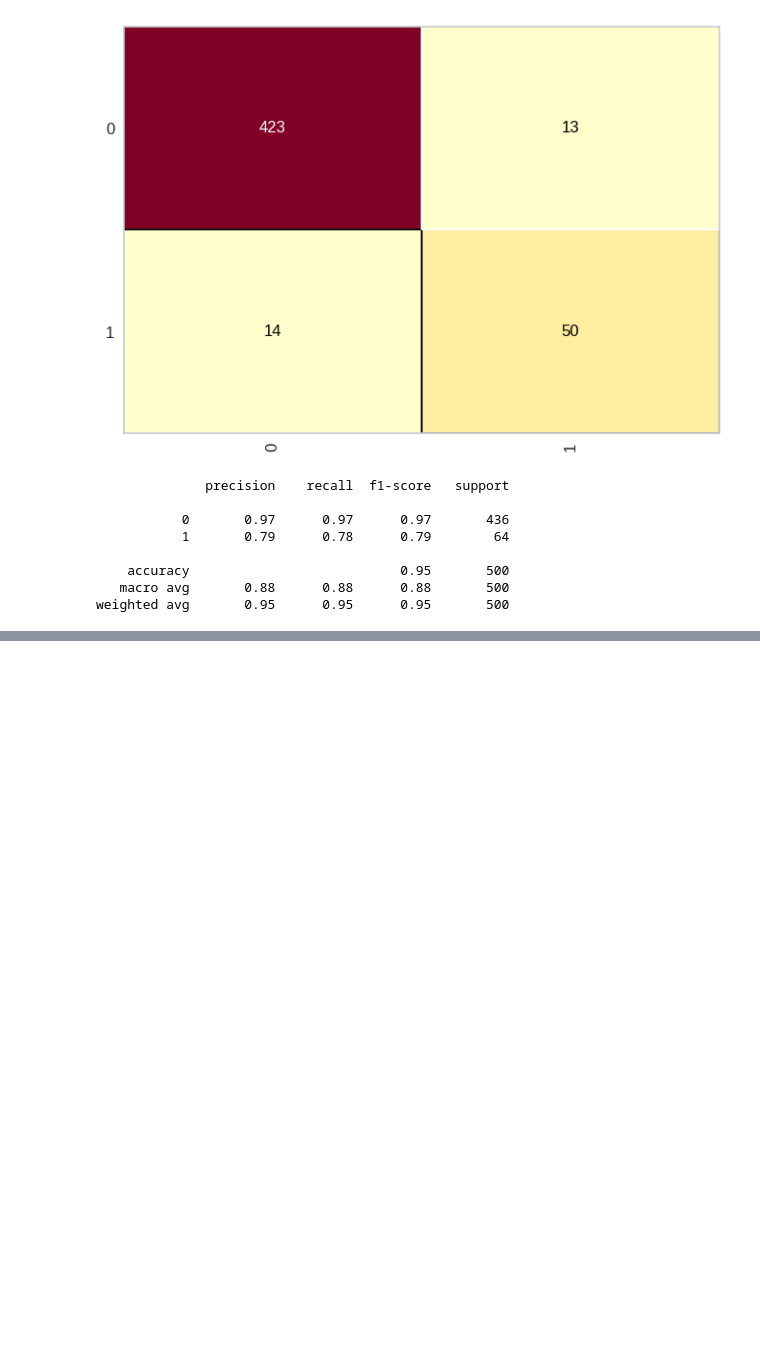
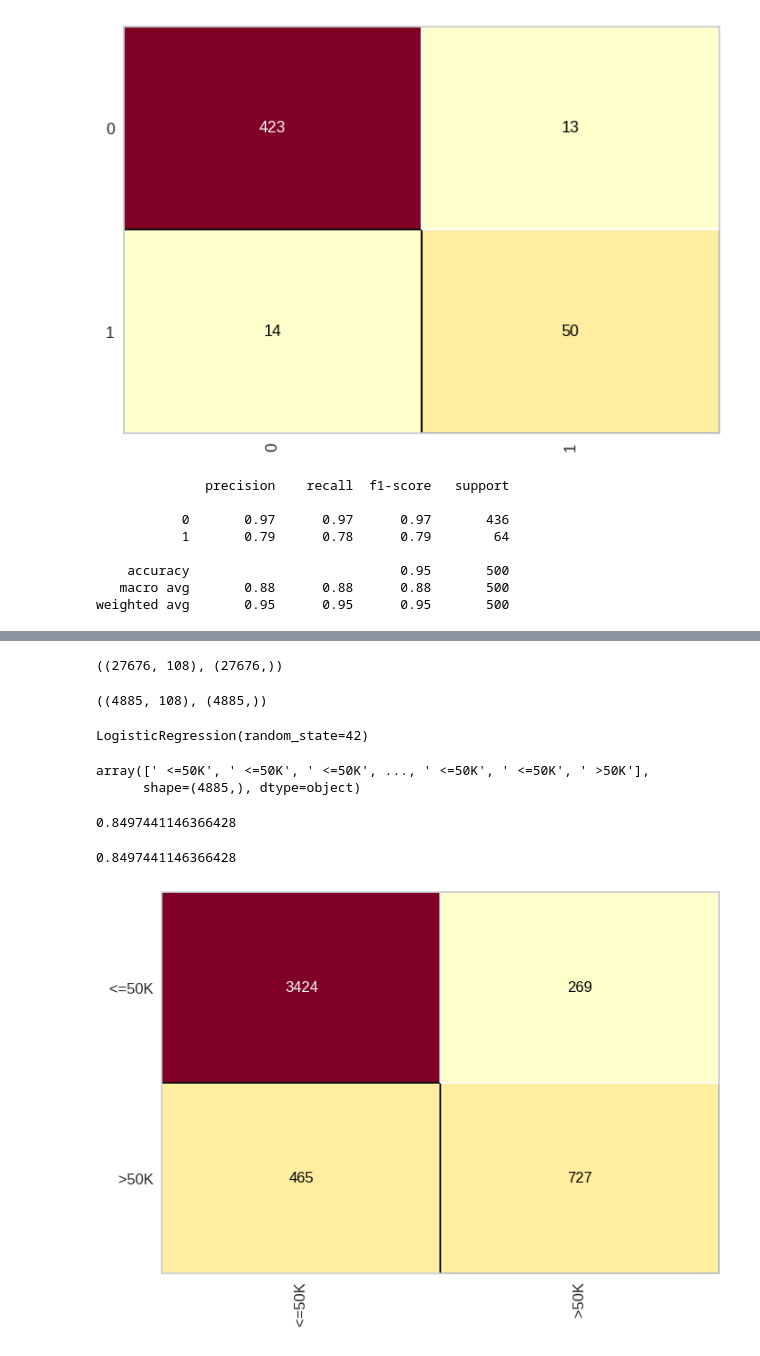
Before and after one commit to Joao-Inacio/Machine-Learning-e-Data-Science-com-Python, a Jupyter notebook: 0.6-regressao-logistica/regressao_logistica.ipynb, the cells around one changed output, grey strips where cells are left out. Cells and saved outputs as stored; diff of their text form; code cells hidden in the pictures; blank space fills up the shorter version.

Commit message:
Implementando a regressão logistica na base do census

```diff
--- a/0.6-regressao-logistica/regressao_logistica.ipynb
+++ b/0.6-regressao-logistica/regressao_logistica.ipynb
@@ -122,0 +125,33 @@ weighted avg       0.95      0.95      0.95       500
+# %%
+with open(os.path.join(DRIVE_DIRECTORY, 'census.pkl'), 'rb') as f:
+    X_census_treinamento, y_census_treinamento, X_census_teste, y_census_teste = pickle.load(f)
+# %%
+X_census_treinamento.shape, y_census_treinamento.shape
+# %% [output]
+((27676, 108), (27676,))
+# %%
+X_census_teste.shape, y_census_teste.shape
+# %% [output]
+((4885, 108), (4885,))
+# %%
+logistic_census = LogisticRegression(random_state=42)
+logistic_census.fit(X_census_treinamento, y_census_treinamento)
+# %% [output]
+LogisticRegression(random_state=42)
+# %%
+previsoes = logistic_census.predict(X_census_teste)
+previsoes
+# %% [output]
+array([' <=50K', ' <=50K', ' <=50K', ..., ' <=50K', ' <=50K', ' >50K'],
+      shape=(4885,), dtype=object)
+# %%
+accuracy_score(y_census_teste, previsoes)
+# %% [output]
+0.8497441146366428
+# %%
+cm = ConfusionMatrix(logistic_census, force_model=True)
+cm.fit(X_census_treinamento, y_census_treinamento)
+cm.score(X_census_teste, y_census_teste)
+# %% [output]
+0.8497441146366428
+[figure, added]
```
Also changed, not shown: parts of 2 cells of this notebook.
